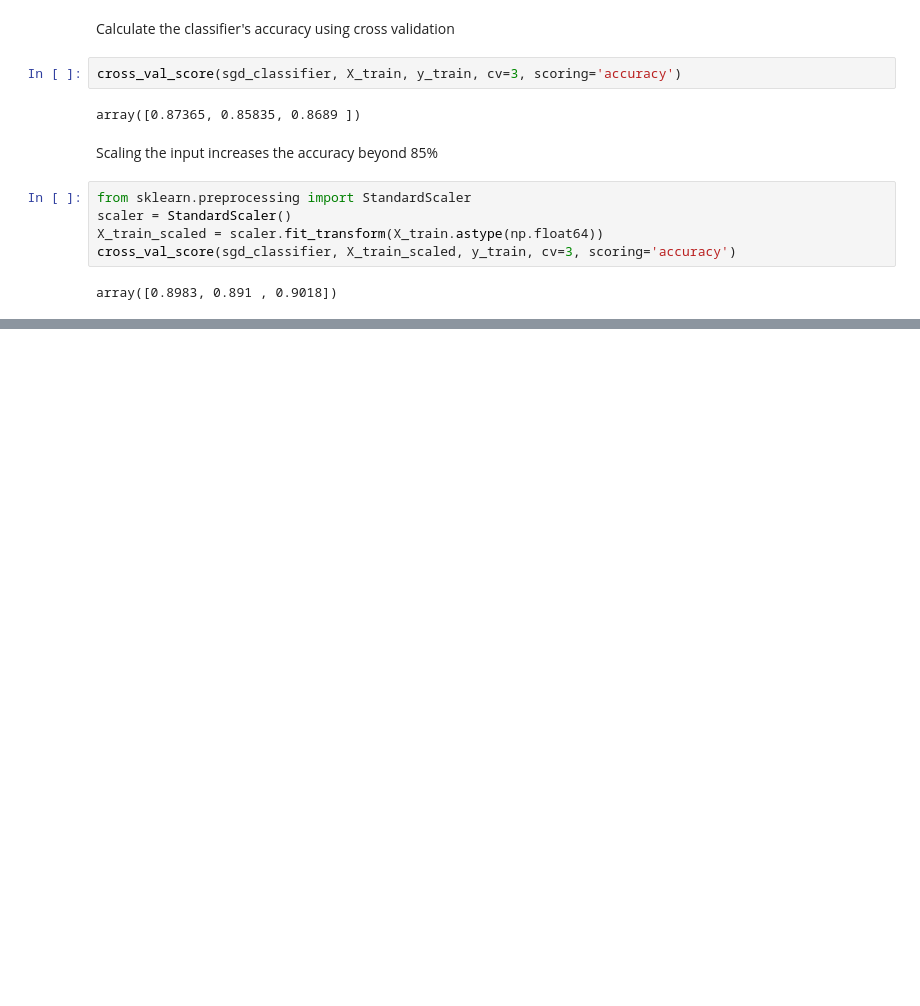
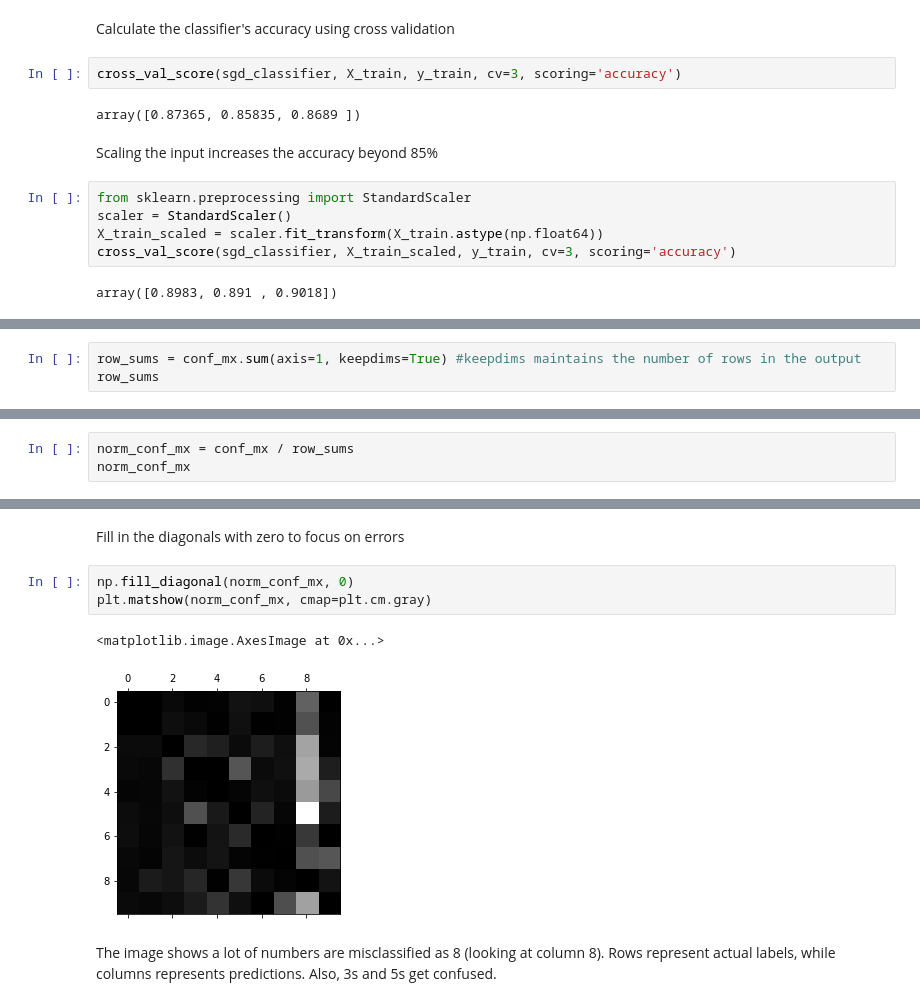
Before and after one commit to abhattacherjee/classification_mnist_digits, a Jupyter notebook: classification_mnist_digits.ipynb, the cells around one changed output, grey strips where cells are left out. Drawn from its saved outputs; the diff is of its cells as text; blank space fills up the shorter version.

```diff
--- a/classification_mnist_digits.ipynb
+++ b/classification_mnist_digits.ipynb
@@ -368,0 +397,3 @@ array([0.8983, 0.891 , 0.9018])
+# %%
+row_sums = conf_mx.sum(axis=1, keepdims=True) #keepdims maintains the number of rows in the output
+row_sums
@@ -368,0 +411,3 @@ array([0.8983, 0.891 , 0.9018])
+# %%
+norm_conf_mx = conf_mx / row_sums
+norm_conf_mx
@@ -368,0 +432,12 @@ array([0.8983, 0.891 , 0.9018])
+# %% [markdown]
+Fill in the diagonals with zero to focus on errors
+# %%
+np.fill_diagonal(norm_conf_mx, 0)
+plt.matshow(norm_conf_mx, cmap=plt.cm.gray)
+# %% [output]
+<matplotlib.image.AxesImage at 0x...>
+[figure, added]
+# %% [markdown]
+The image shows a lot of numbers are misclassified as 8 (looking at column 8). Rows represent actual labels, while
+columns represents predictions.
+Also, 3s and 5s get confused.
```
Also changed, not shown: parts of 9 cells of this notebook.
